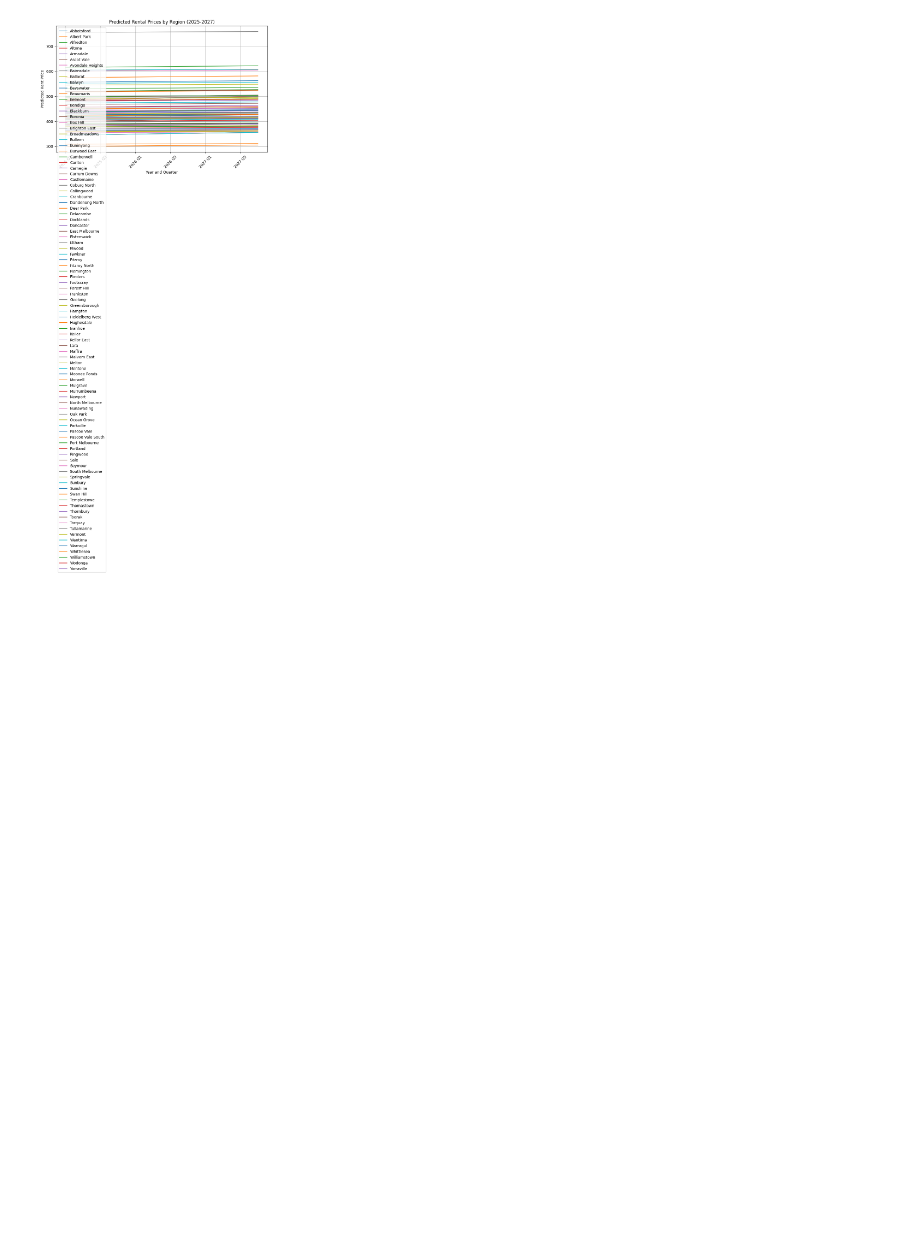
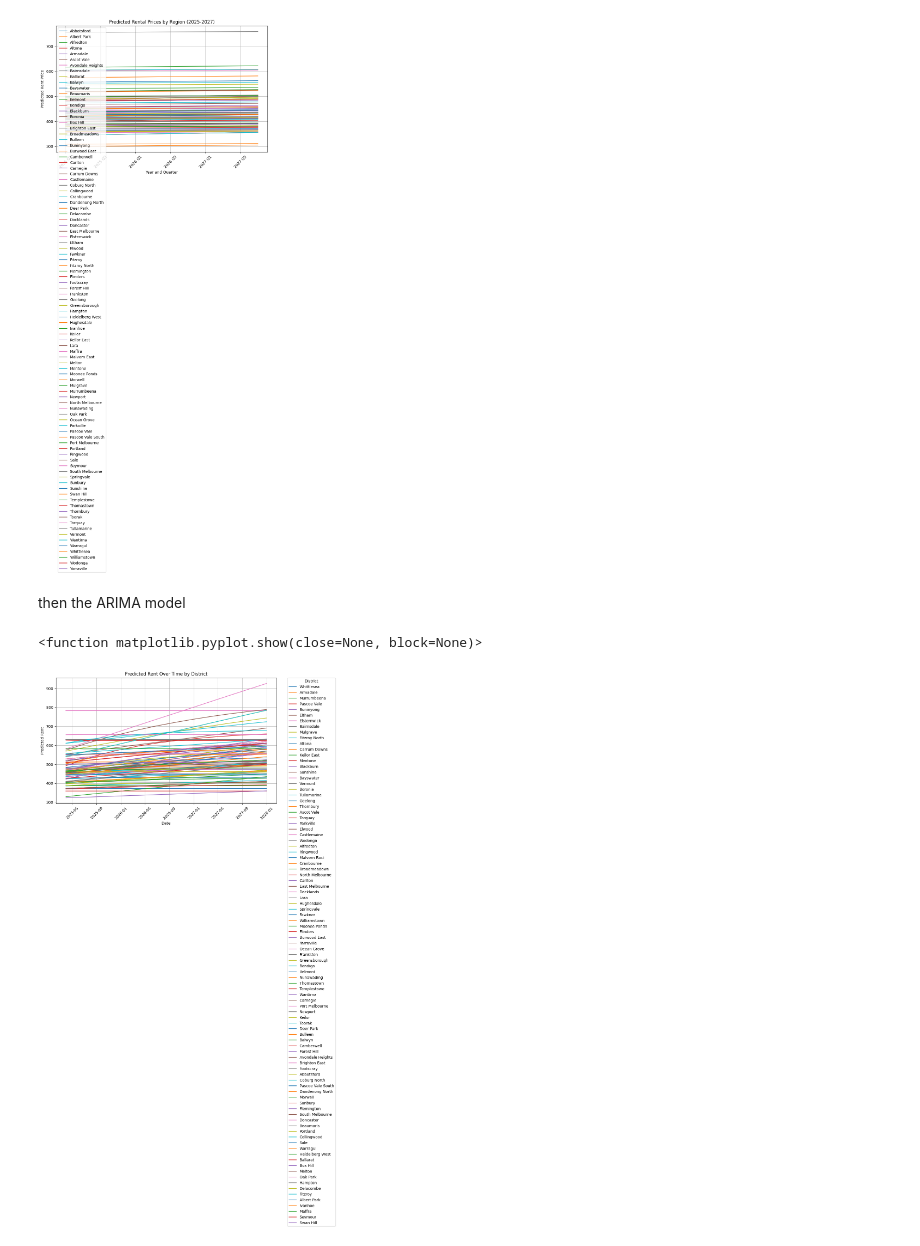
Before and after one commit to MAST30034-AppliedDataScience/project-2-group-real-estate-industry-project-5, a Jupyter notebook: notebooks/notebook_week10.ipynb, the cells around one changed output. Drawn from its saved outputs; the diff is of its cells as text; code cells hidden in the pictures; blank space fills up the shorter version.

Commit message:
udpate/plots

```diff
--- a/notebooks/notebook_week10.ipynb
+++ b/notebooks/notebook_week10.ipynb
@@ -130,3 +130,36 @@ plt.legend(loc='upper left')
 plt.show()
 # %% [output]
 [figure]
+# %% [markdown]
+then the ARIMA model
+# %%
+import pandas as pd
+import matplotlib.pyplot as plt
+
+file_path = '../data/curated/arima_2025_2027.csv'
+output_file_path = './plots/predicted_rent.png'
+
+df = pd.read_csv(file_path)
+
+df['Date'] = pd.to_datetime(df['Date'])
+
+plt.figure(figsize=(12, 6))
+for district in df['District'].unique():
+    district_data = df[df['District'] == district]
+    plt.plot(district_data['Date'], district_data['Predicted_Rent'], label=district)
+
+plt.title('Predicted Rent Over Time by District')
+plt.xlabel('Date')
+plt.ylabel('Predicted Rent')
+plt.grid(True)
+plt.xticks(rotation=45)
+
+plt.legend(title='District', bbox_to_anchor=(1.05, 1), loc='upper left', borderaxespad=0)
+plt.subplots_adjust(right=0.8)
+
+plt.tight_layout(rect=[0, 0, 0.85, 1])
+
+plt.show
+# %% [output]
+<function matplotlib.pyplot.show(close=None, block=None)>
+[figure, added]
```
Also changed, not shown: parts of 4 cells of this notebook, 2 other files.
